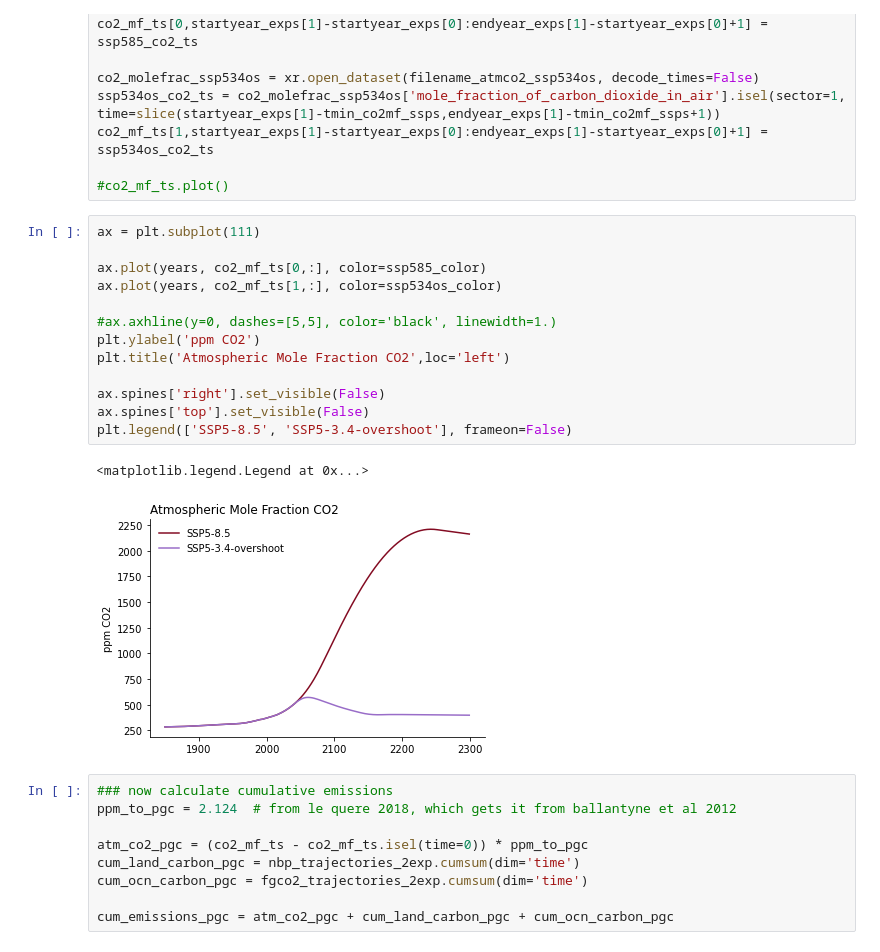
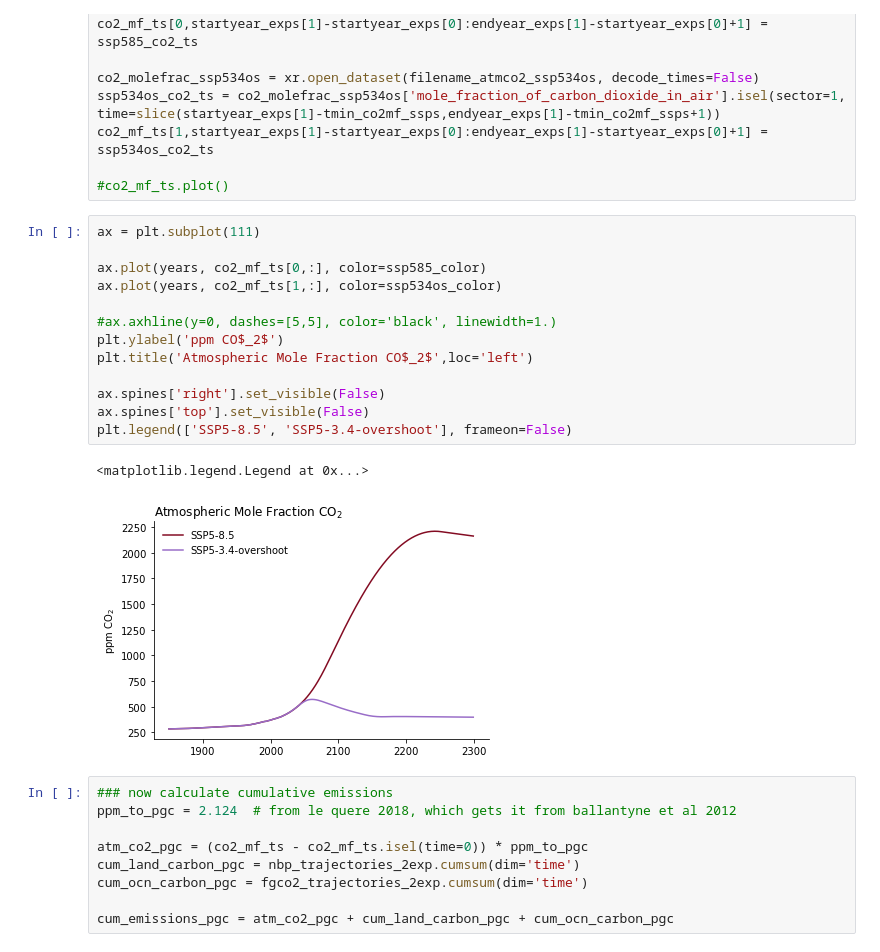
Before and after one commit to ckoven/longterm_carboncycle_three_ssps, a Jupyter notebook: longterm_carboncycle.ipynb, the cells around one changed output. Drawn from its saved outputs; the diff is of its cells as text.

```diff
--- a/longterm_carboncycle.ipynb
+++ b/longterm_carboncycle.ipynb
@@ -565,19 +567,19 @@ co2_mf_ts[1,startyear_exps[1]-startyear_exps[0]:endyear_exps[1]-startyear_exps[0
 # %%
 ax = plt.subplot(111)
 
 ax.plot(years, co2_mf_ts[0,:], color=ssp585_color)
 ax.plot(years, co2_mf_ts[1,:], color=ssp534os_color)
 
 #ax.axhline(y=0, dashes=[5,5], color='black', linewidth=1.)
-plt.ylabel('ppm CO2')
-plt.title('Atmospheric Mole Fraction CO2',loc='left')
+plt.ylabel('ppm CO$_2$')
+plt.title('Atmospheric Mole Fraction CO$_2$',loc='left')
 
 ax.spines['right'].set_visible(False)
 ax.spines['top'].set_visible(False)
 plt.legend(['SSP5-8.5', 'SSP5-3.4-overshoot'], frameon=False)
 # %% [output]
 <matplotlib.legend.Legend at 0x...>
-[figure, old version]
+[figure, new version]
 # %%
 ### now calculate cumulative emissions
 ppm_to_pgc = 2.124  # from le quere 2018, which gets it from ballantyne et al 2012
```
Also changed, not shown: parts of 11 cells of this notebook.
